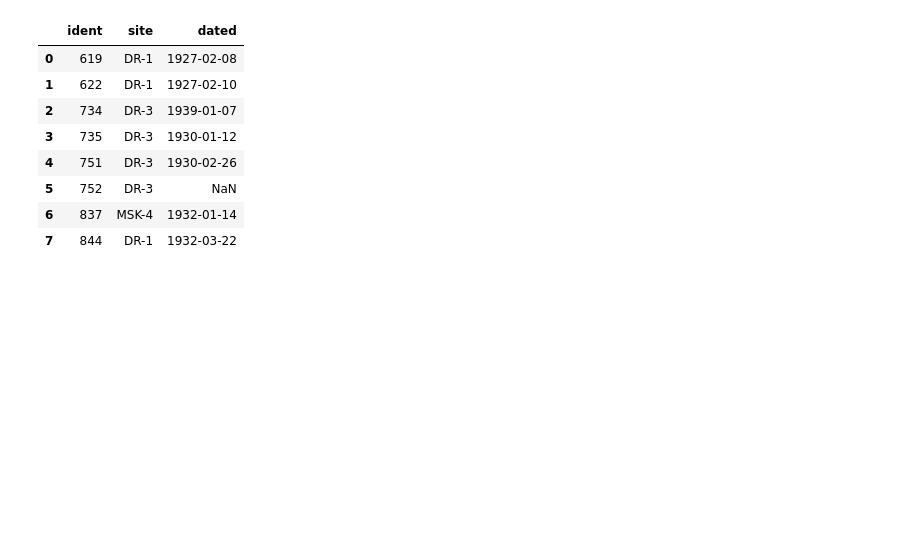
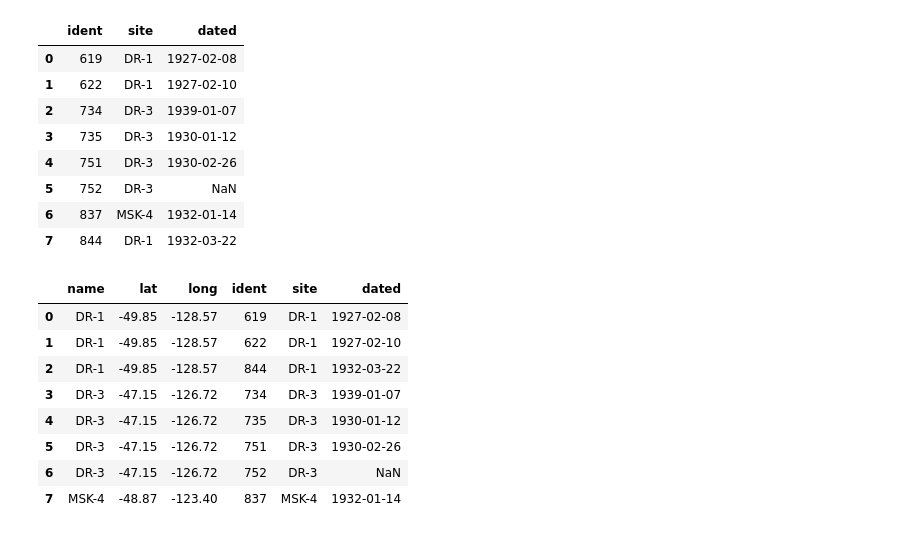
Before and after one commit to abhiramr/Everything_Python, a Jupyter notebook: Notebooks/Pandas_2.ipynb, the cells around one changed output. Saved outputs shown, nothing was run; the diff lists cells and outputs as text; code cells hidden in the pictures; blank space fills up the shorter version.

```diff
--- a/Notebooks/Combining_data.ipynb
+++ b/Notebooks/Pandas_2.ipynb
@@ -207,3 +207,15 @@ visited
 | 7 | 844 | DR-1 | 1932-03-22 |
 # %%
 o_2_o = site.merge(visited,left_on='name',right_on='site')
+# %%
+o_2_o
+# %% [output]
+|  | name | lat | long | ident | site | dated |
+| 0 | DR-1 | -49.85 | -128.57 | 619 | DR-1 | 1927-02-08 |
+| 1 | DR-1 | -49.85 | -128.57 | 622 | DR-1 | 1927-02-10 |
+| 2 | DR-1 | -49.85 | -128.57 | 844 | DR-1 | 1932-03-22 |
+| 3 | DR-3 | -47.15 | -126.72 | 734 | DR-3 | 1939-01-07 |
+| 4 | DR-3 | -47.15 | -126.72 | 735 | DR-3 | 1930-01-12 |
+| 5 | DR-3 | -47.15 | -126.72 | 751 | DR-3 | 1930-02-26 |
+| 6 | DR-3 | -47.15 | -126.72 | 752 | DR-3 | NaN |
+| 7 | MSK-4 | -48.87 | -123.40 | 837 | MSK-4 | 1932-01-14 |
```
Also changed, not shown: parts of 3 cells of this notebook, 14 other files.
